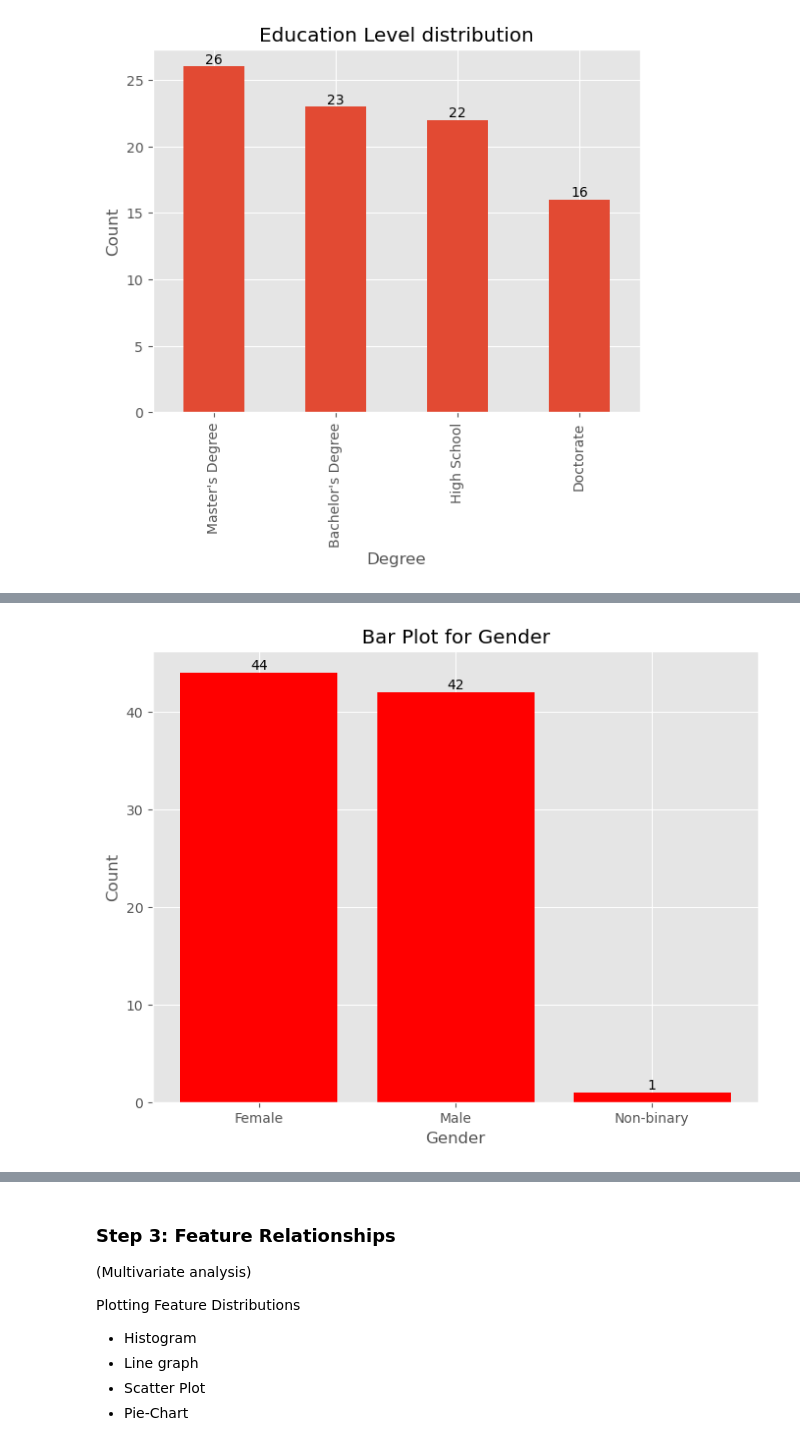
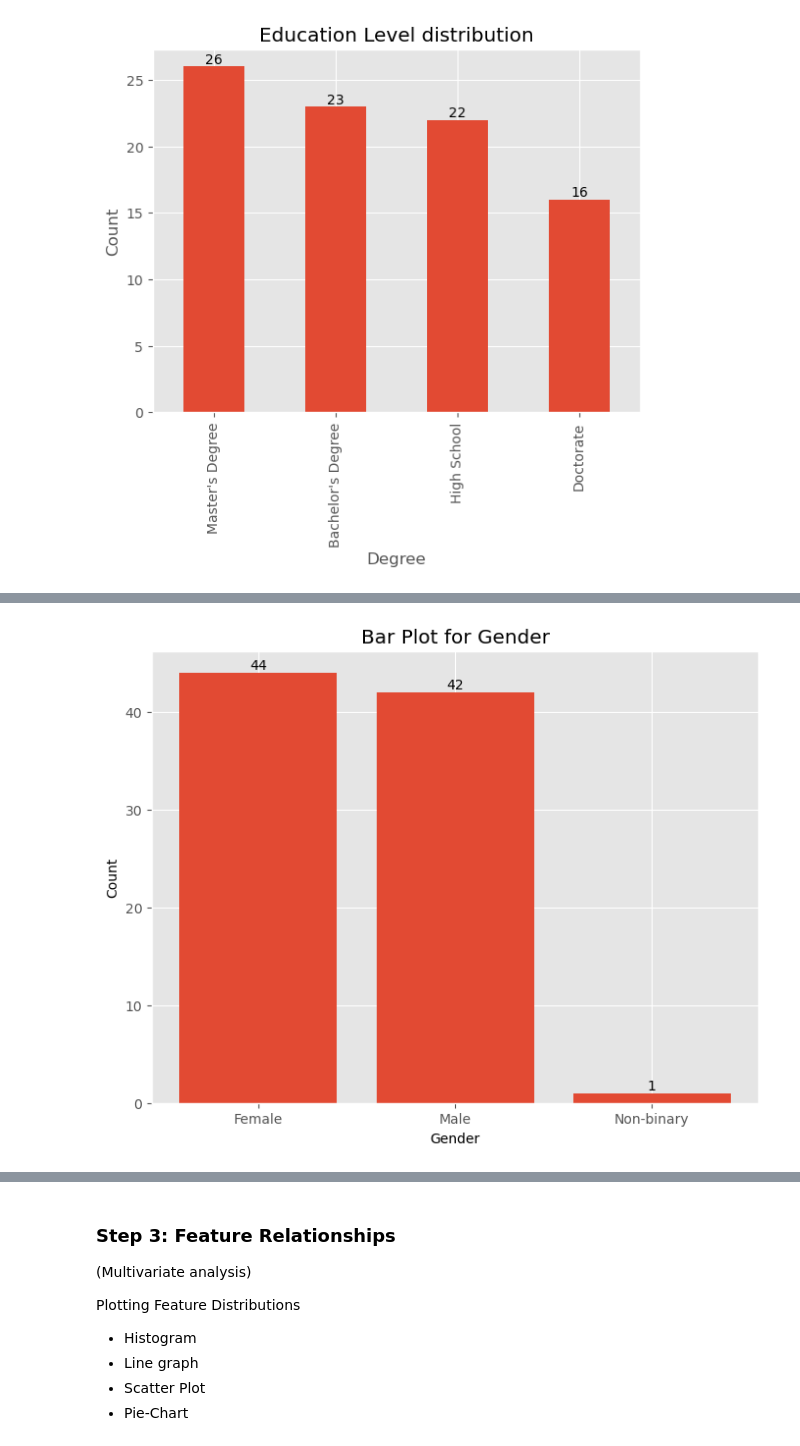
Before and after one commit to lubomirovna/Data_Glacier_Virtual_Internship, a Jupyter notebook: Week_10/eda.ipynb, the cells around one changed output, grey strips where cells are left out. Drawn from its saved outputs; the diff is of its cells as text; code cells hidden in the pictures.

Commit message:
Fixed some graphs.

```diff
--- a/Week_10/eda.ipynb
+++ b/Week_10/eda.ipynb
@@ -10,7 +10,7 @@ import plotly.express as px
 plt.style.use('ggplot')
 # %%
 #Read the master data
-df = pd.read_csv("C:/Users/ejot9/Data_Glacier_Virtual_Internship/Week_10/master_data.csv")
+df = pd.read_csv("master_data.csv")
 # %% [markdown]
 ### Step 1: Data Understanding
 # %% [markdown]
@@ -109,19 +109 @@ column_df = df['Satisfaction Rate']
 satisfaction_counts = satisfaction_rates.value_counts().sort_index()
-# %%
-#Plot the bar plot for column name Satisfaction Rate
-fig, ax = plt.subplots(figsize=(10, 8))
-bars = ax.bar(range(len(column_df)), column_df, color='red')
-
-#Add data labels on top of each bar
-for i, bar in enumerate(bars):
-    height = bar.get_height()
-    ax.text(bar.get_x() + bar.get_width() / 2, height, str(column_df[i]), ha ='center', va = 'bottom')
-
-#Add Title and Axis Labels
-plt.title('Bar Plot for Satisfaction Rate')
-plt.xlabel('Satisfaction Rate')
-plt.ylabel('Count')
-
-#Add count annotations beside the chart
-for i, count in enumerate(satisfaction_counts):
-    plt.text(len(satisfaction_rates) + 5, i, f'{count} ({satisfaction_counts.index[i]})', ha='left', va='center')
@@ -129,0 +124,17 @@ for i, count in enumerate(satisfaction_counts):
+# %%
+
+custom_color = (0.8862745098039215, 0.2901960784313726, 0.2)
+# Create a bar graph of satisfaction_counts
+satisfaction_counts = [6, 6, 8, 10, 9, 10, 10, 12, 10, 6]
+plt.bar(range(1, 11), satisfaction_counts, color=custom_color)
+plt.xticks(range(1, 11))
+# Add count annotations above each bar
+for x, y in zip(range(1, 11), satisfaction_counts):
+    plt.annotate(str(y), xy=(x, y), xytext=(x, y+1), ha='center')
+
+# Add title and axis labels
+plt.title('Satisfaction Rate')
+plt.xlabel('Satisfaction Level')
+plt.ylabel('Count')
+
+plt.show()
@@ -183,24 +196,24 @@ gender_counts = df['Gender'].value_counts()
 # %%
 #Set up the bar plot
 fig, ax = plt.subplots(figsize=(8, 6))
 
 #Plot the bar plot
-bars = plt.bar(gender_counts.index, gender_counts.values, color='red')
+bars = plt.bar(gender_counts.index, gender_counts.values, color=custom_color)
 
 # Add data labels on top of each bar
 for bar in bars:
     height = bar.get_height()
     ax.text(bar.get_x() + bar.get_width() / 2, height, str(height), ha='center', va='bottom')
 
 # Add labels and title
 plt.xlabel('Gender')
 plt.ylabel('Count')
 plt.title('Bar Plot for Gender')
 
 # Show the plot
 plt.show()
 # %% [output]
-[figure, old version]
+[figure, new version]
 # %%
 # Visualize the distribution of categorical column "Country"
 ax = df['Marital Status'].value_counts().plot(kind='bar', title='Marital Status distribution')
```
Also changed, not shown: parts of 16 cells of this notebook.
